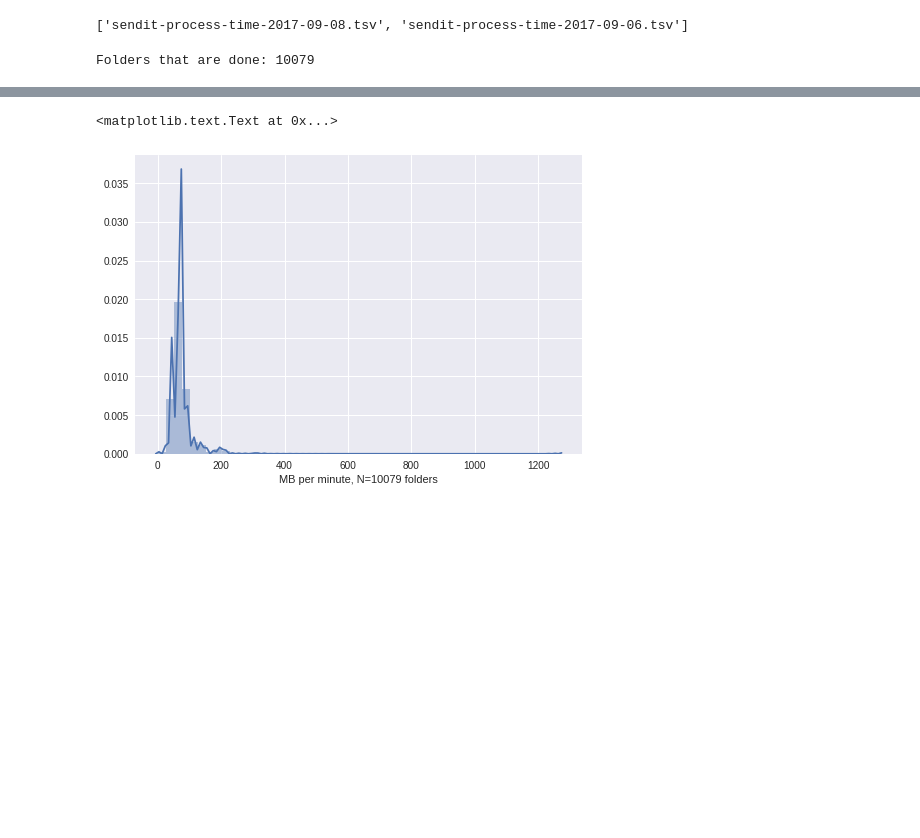
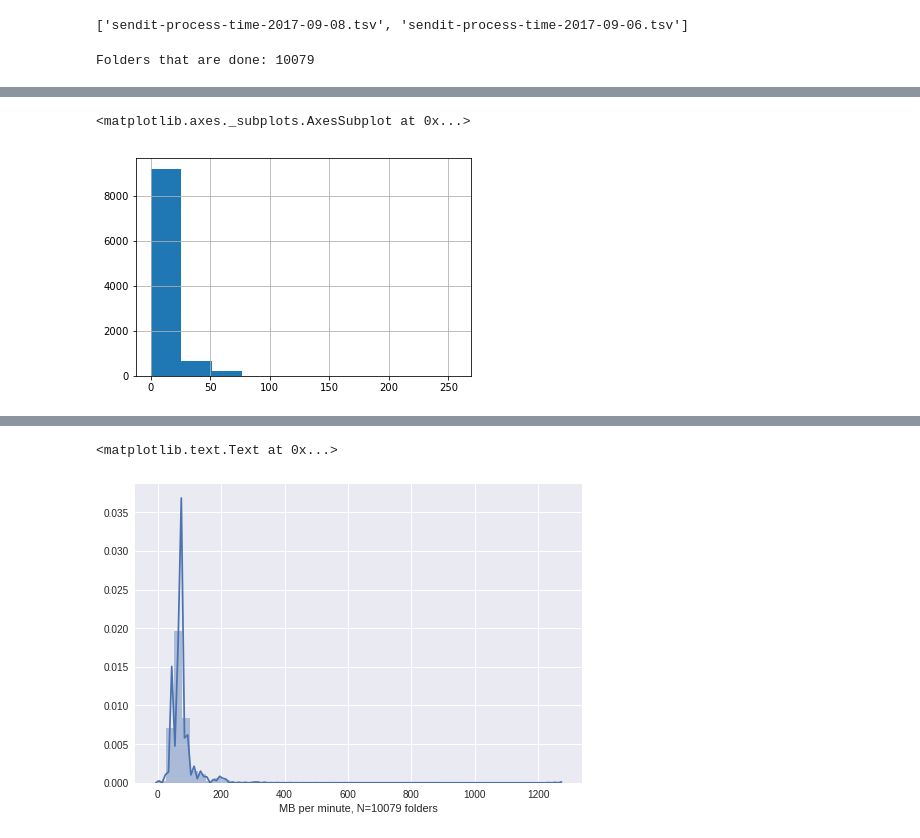
Before and after one commit to pydicom/sendit, a Jupyter notebook: logs/GDLL/sendit-alpha-metrics.ipynb, the cells around one changed output, grey strips where cells are left out. Drawn from its saved outputs; the diff is of its cells as text; code cells hidden in the pictures; blank space fills up the shorter version.

```diff
--- a/logs/GDLL/sendit-alpha-metrics.ipynb
+++ b/logs/GDLL/sendit-alpha-metrics.ipynb
@@ -17,0 +36,6 @@ Folders that are done: 10079
+# %%
+%matplotlib inline
+df.size_mb.hist()
+# %% [output]
+<matplotlib.axes._subplots.AxesSubplot at 0x...>
+[figure, added]
```
Also changed, not shown: parts of 4 cells of this notebook.
